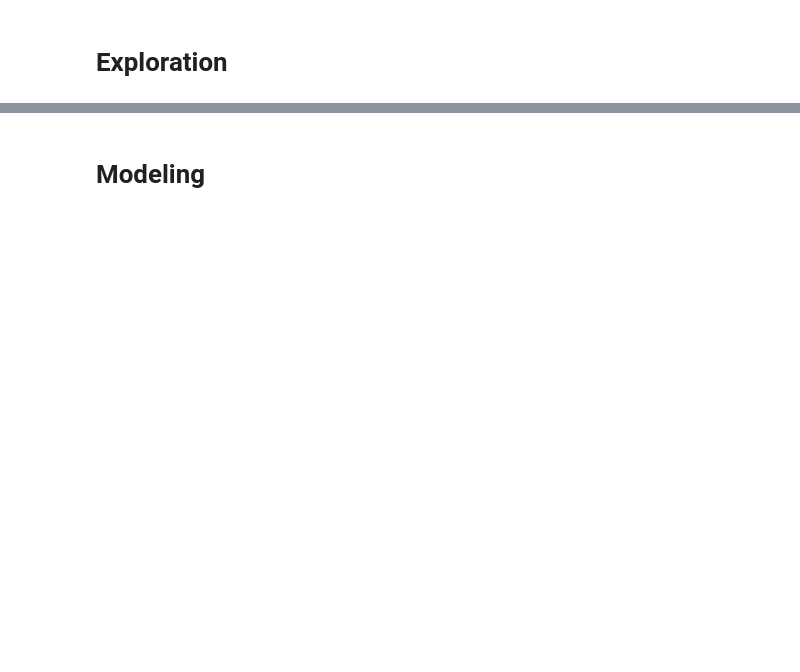
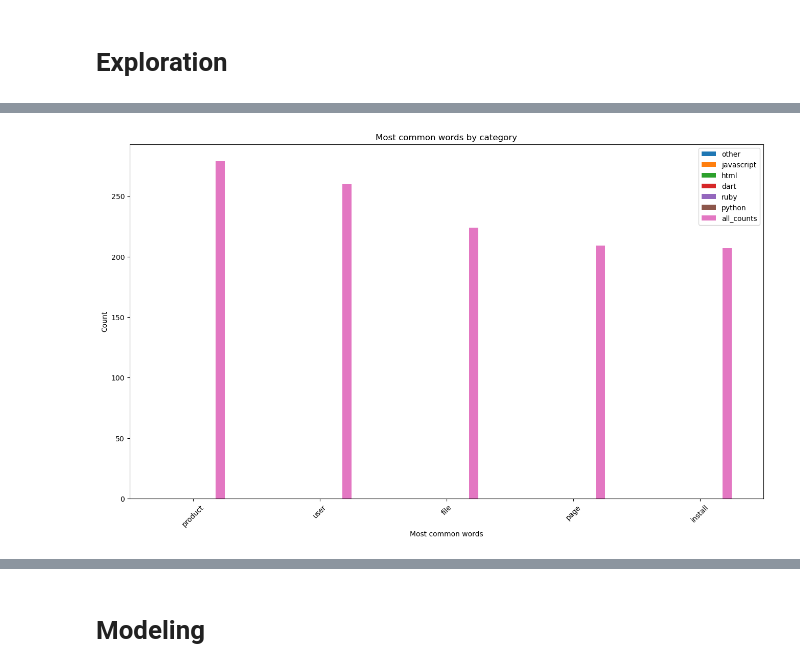
Before and after one commit to nlp-group-project/github-readme-languages, a Jupyter notebook: final_notebook.ipynb, the cells around one changed output, grey strips where cells are left out. Drawn from its saved outputs; the diff is of its cells as text; code cells hidden in the pictures; blank space fills up the shorter version.

```diff
--- a/final_notebook.ipynb
+++ b/final_notebook.ipynb
@@ -101,4 +102,4 @@ df.head()
 | 3 | shoes/shoes-deprecated | other | # THIS REPO IS NO LONGER ACTIVE!\... |
 | 4 | filamentgroup/shoestring | javascript | :warning: This project is archive... |
 # %%
-ex.word_counts(df).head()
+word_freq, all_words = ex.word_counts(df)
@@ -138,0 +149,4 @@ df.head()
+# %%
+ex.word_count(word_freq)
+# %% [output]
+[figure, added]
```
Also changed, not shown: parts of 18 cells of this notebook, 3 other files.
